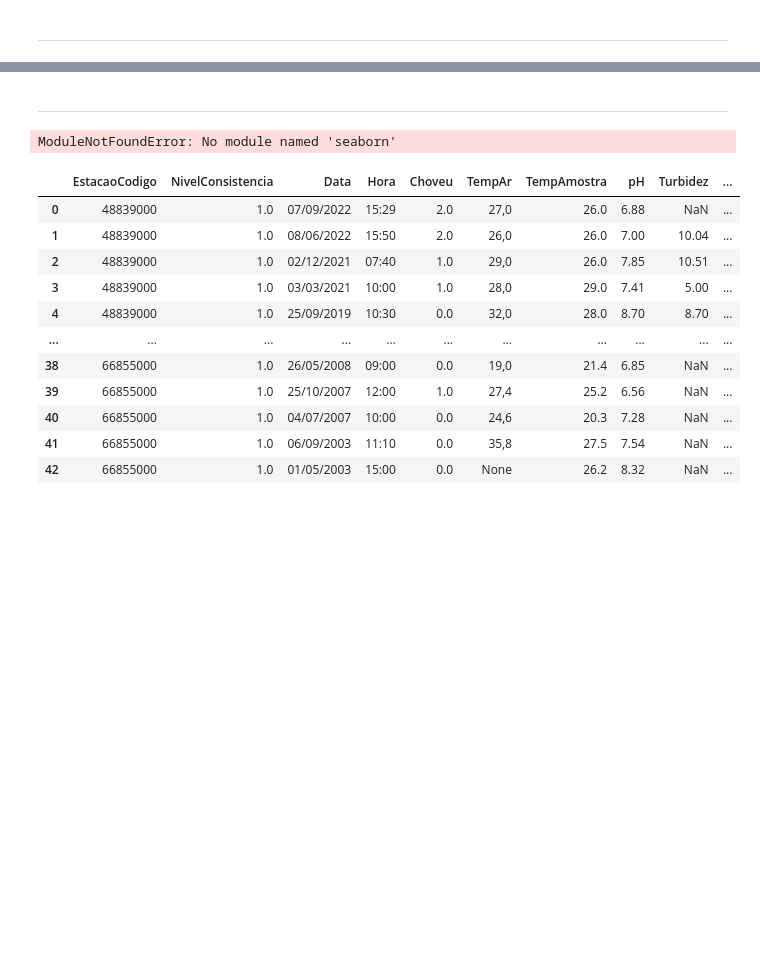
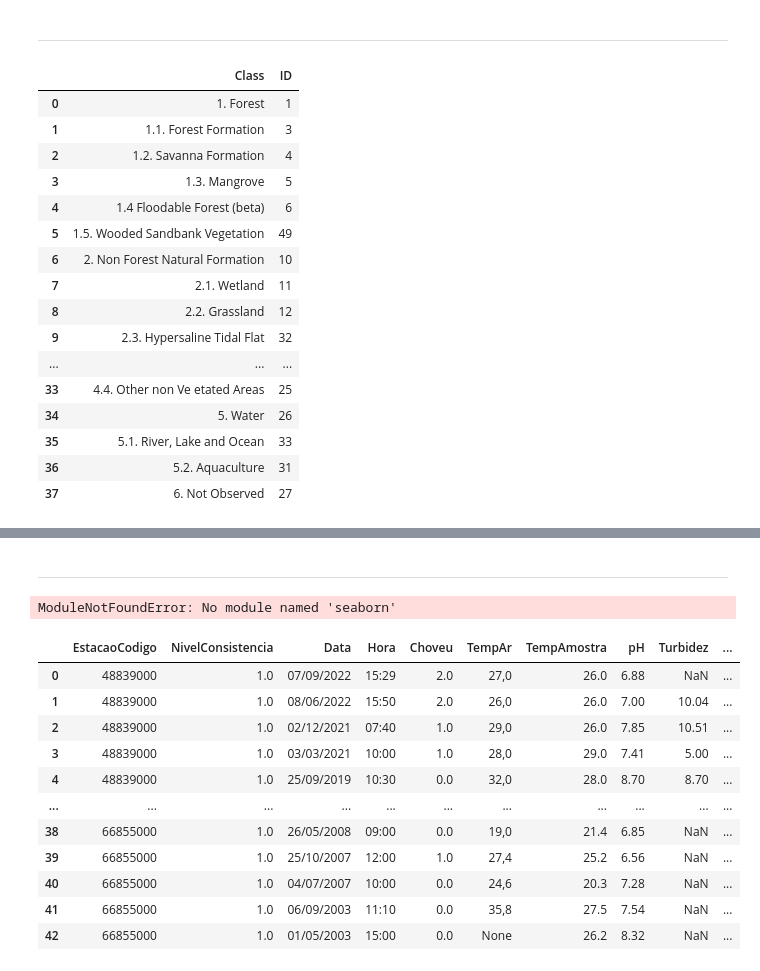
Before and after one commit to felixschulz385/Masterthesis, a Jupyter notebook: code/experiments/hydrology_stations.ipynb, the cells around one changed output, grey strips where cells are left out. Cells and saved outputs as stored; diff of their text form; code cells hidden in the pictures; blank space fills up the shorter version.

```diff
--- a/code/experiments/hydrology_stations.ipynb
+++ b/code/experiments/hydrology_stations.ipynb
@@ -25,0 +24,20 @@ stations_geo.to_feather("/pfs/work7/workspace/scratch/tu_zxobe27-master_thesis/d
+# %%
+legend
+# %% [output]
+|  | Class | ID |
+| 0 | 1. Forest | 1 |
+| 1 | 1.1. Forest Formation | 3 |
+| 2 | 1.2. Savanna Formation | 4 |
+| 3 | 1.3. Mangrove | 5 |
+| 4 | 1.4 Floodable Forest (beta) | 6 |
+| 5 | 1.5. Wooded Sandbank Vegetation | 49 |
+| 6 | 2. Non Forest Natural Formation | 10 |
+| 7 | 2.1. Wetland | 11 |
+| 8 | 2.2. Grassland | 12 |
+| 9 | 2.3. Hypersaline Tidal Flat | 32 |
+| ... | ... | ... |
+| 33 | 4.4. Other non Ve etated Areas | 25 |
+| 34 | 5. Water | 26 |
+| 35 | 5.1. River, Lake and Ocean | 33 |
+| 36 | 5.2. Aquaculture | 31 |
+| 37 | 6. Not Observed | 27 |
```
Also changed, not shown: parts of 27 cells of this notebook, 7 other files.
